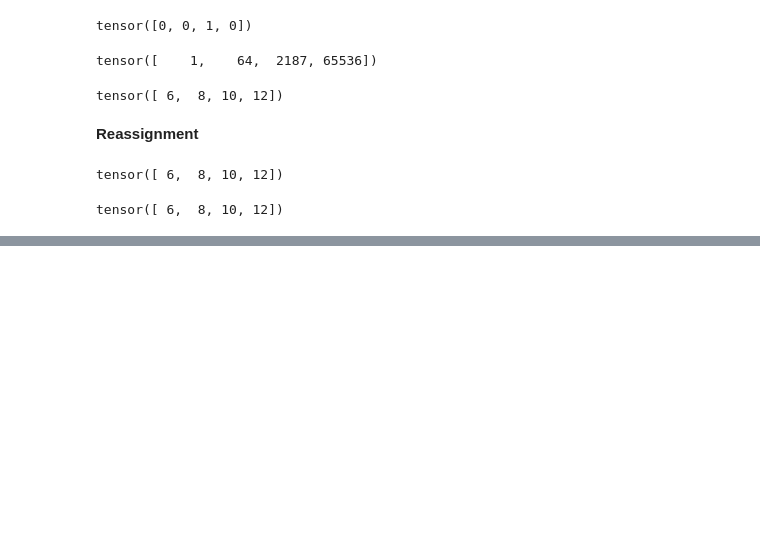
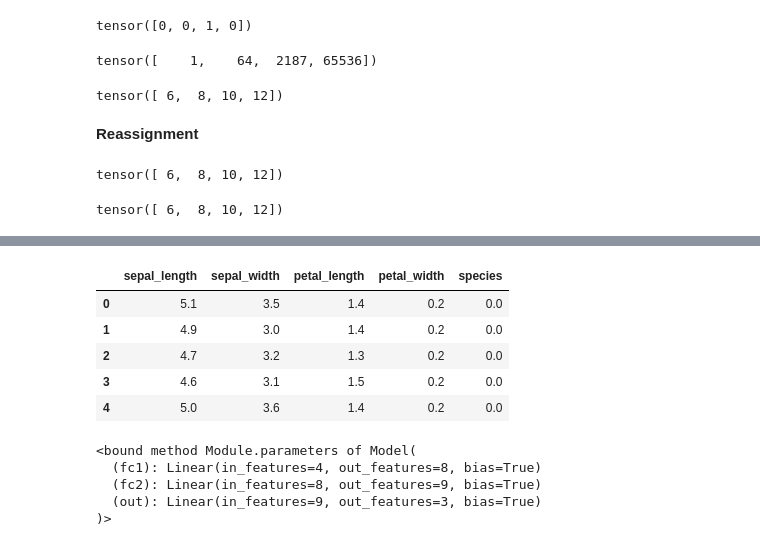
Before and after one commit to asfarahmad12/Pytorch-Learning, a Jupyter notebook: Pytorch_Learning.ipynb, the cells around one changed output, grey strips where cells are left out. Saved outputs shown, nothing was run; the diff lists cells and outputs as text; code cells hidden in the pictures; blank space fills up the shorter version.

```diff
--- a/Pytorch_Learning.ipynb
+++ b/Pytorch_Learning.ipynb
@@ -216,0 +262,11 @@ tensor([ 6,  8, 10, 12])
+# %%
+my_df['species']=my_df['species'].replace({'setosa':0.0,'versicolor':1.0,'virginica':2.0})
+# %%
+my_df.head()
+# %% [output]
+|  | sepal_length | sepal_width | petal_length | petal_width | species |
+| 0 | 5.1 | 3.5 | 1.4 | 0.2 | 0.0 |
+| 1 | 4.9 | 3.0 | 1.4 | 0.2 | 0.0 |
+| 2 | 4.7 | 3.2 | 1.3 | 0.2 | 0.0 |
+| 3 | 4.6 | 3.1 | 1.5 | 0.2 | 0.0 |
+| 4 | 5.0 | 3.6 | 1.4 | 0.2 | 0.0 |
@@ -216,0 +297,8 @@ tensor([ 6,  8, 10, 12])
+# %%
+model.parameters
+# %% [output]
+<bound method Module.parameters of Model(
+  (fc1): Linear(in_features=4, out_features=8, bias=True)
+  (fc2): Linear(in_features=8, out_features=9, bias=True)
+  (out): Linear(in_features=9, out_features=3, bias=True)
+)>
```
Also changed, not shown: parts of 24 cells of this notebook.
